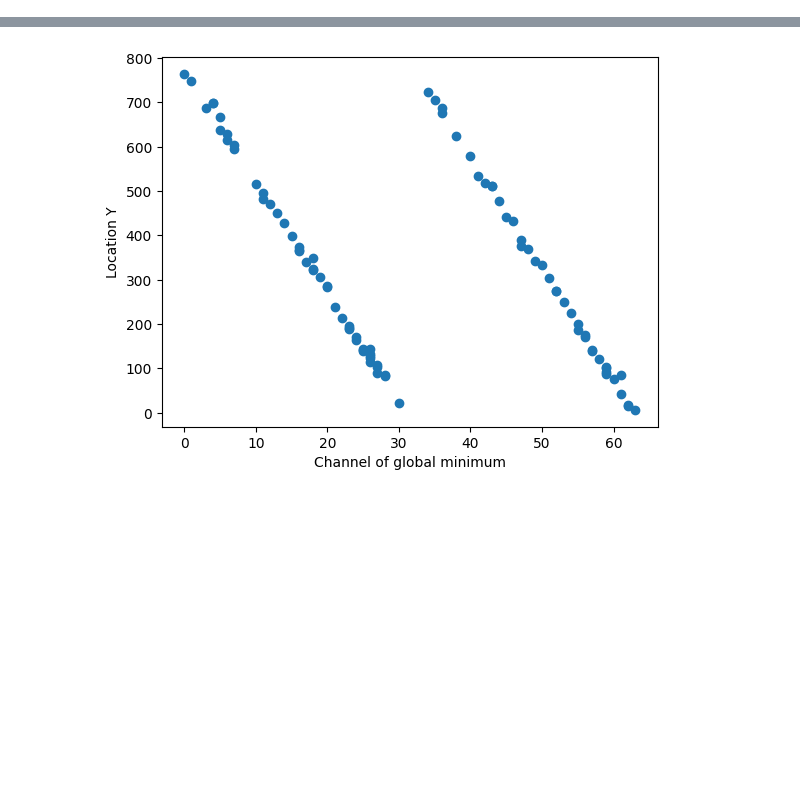
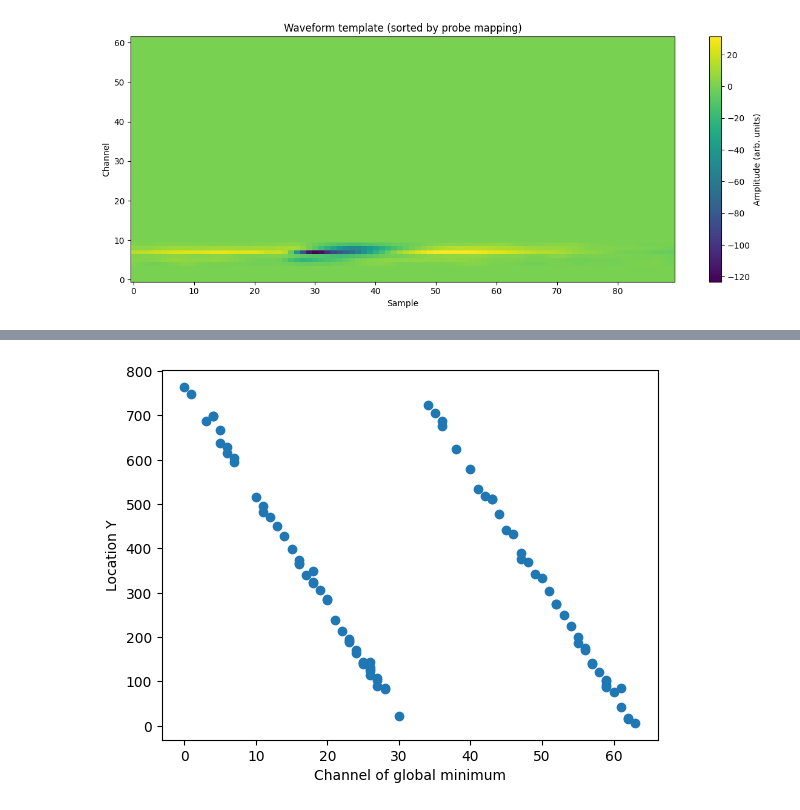
Before and after one commit to Wood-Dudchenko-lab/woodsort, a Jupyter notebook: pipelines_sorting/Pipeline_test_all_channels.ipynb, the cells around one changed output, grey strips where cells are left out. Saved outputs shown, nothing was run; the diff lists cells and outputs as text; code cells hidden in the pictures; blank space fills up the shorter version.

```diff
--- a/pipelines_sorting/Pipeline_test_all_channels.ipynb
+++ b/pipelines_sorting/Pipeline_test_all_channels.ipynb
@@ -10,7 +50,7 @@ from spikeinterface_gui import run_mainwindow
 # %%
 
 # path to the recording folder (the folder containing the OpenEphys folder YYYY-MM-DD_hh-mm-ss)
-session_path = '/home/avadher/Data/H7113-250604/'
+session_path = '/home/avadher/Data/Adrian/H7113-250604/'
 
 # set parameters for probe
 shank_groups = [0, 1] # specify which groups in the Neuroscope xml file are shanks of the probe
@@ -205,0 +160,88 @@ plt.show()
+# %%
+# Mock NWB file ###
+data_path = Path('/home/avadher/Data/Adrian/')
+meta_name = 'H7100_metadata.xlsx'
+
+# Ignore annoying warnings
+warnings.filterwarnings("ignore", category=UserWarning)
+warnings.filterwarnings("ignore", category=DeprecationWarning)
+warnings.filterwarnings("ignore", category=FutureWarning)
+
+### LOAD DATA ###
+metadata = nwb.io.read_metadata_excel(data_path / meta_name, session_name, print_output=True)
+start_time = nwb.io.get_start_time(session_path)
+
+### NWB ###
+nwbfile = nwb.convert.create_nwb_file(metadata, start_time)
+add_sorting_to_nwbfile(analyzer.sorting, nwbfile) # add units
+add_recording_metadata_to_nwbfile(analyzer.recording, nwbfile) # add probe and everything else
+
+### GET ANATOMICALLY SORTED WAVEFORMS FROM NWB ###
+
+# get electrodes table
+electrodes_table = nwbfile.electrodes.to_dataframe() # electrode_name is anatomical index (top-bottom shank-wise)
+print(electrodes_table)
+electrodes_table['electrode_name'] = electrodes_table['electrode_name'].astype(int) # make sure it's int - SpikeInterface sometimes turns them to strings
+electrodes_table['channel_name'] = electrodes_table['channel_name'].str.replace('CH', '', regex=False).astype(int) - 1 # now channel_name is the dat file channel index (0-based)
+# To sort the waveform anatomically we need a sorting index based on the weird channel sequence used by SpikeInterface
+electrodes_table = electrodes_table.sort_values(by='electrode_name') # electrode_name is contact_id, i.e. spatial sequence
+sort_ix = electrodes_table.index.to_numpy().astype(int) # use index to sort waveforms anatomically
+
+# load waveform
+waveforms = analyzer.get_extension("templates").get_data()
+cell_number = 1  # cell 75 is obvious to track down
+wf = waveforms[cell_number,:,sort_ix] # waveforms are arranged according to a cryptic device_contact_index in SpikeInterface that gets propagated as index here
+
+# plot waveform - it should be spatially localized
+plt.figure(figsize=(12, 5))
+im = plt.imshow(wf, aspect="auto", origin="lower")
+plt.ylabel("Channel")
+plt.xlabel("Sample")
+plt.title("Waveform template (sorted by probe mapping)")
+plt.colorbar(im, label="Amplitude (arb. units)")
+plt.tight_layout()
+plt.show()
+
+
+### EXPERIMENTATION ###
+
+print(electrodes_table)
+
+
+#print(dir(analyzer.recording))
+#print(analyzer.recording.get_channel_ids())
+
+#contact_annotations = analyzer.get_probe().contact_annotations
+#analyzer.recording.set_property('channel_name', contact_annotations['acquisition_channel'])
+#print(analyzer.recording.get_property('channel_name'))
+
+
+#add_recording_metadata_to_nwbfile(analyzer.recording, nwbfile)
+
+
+#df = nwbfile.electrodes.to_dataframe()
+#print(df)
+#print(df['channel_name'])
+
+#nwbfile.units.to_dataframe().columns
+#print(nwbfile.units.to_dataframe())
+#print(type(nwbfile))
+
+#print(nwbfile.devices.keys())
+#df = nwbfile.electrodes.to_dataframe()
+#print(df)
+#woodsort.helper_functions.get_probe_mapping(analyzer.get_probe())
+
+#print(analyzer.recording.get_probe().to_dataframe())
+
+# replace device_indices with contact IDs
+
+#probe_df = analyzer.get_probe().to_dataframe()
+#probe_df = probe_df.drop(columns=['contact_shapes', 'width', 'height'])
+#probe_df = probe_df.assign(**analyzer.get_probe().contact_annotations)
+#probe_df = probe_df.sort_values(
+#    by=['shank_ids', 'y'],
+#    ascending=[True, False]  # or mix True / False
+#)
+#print(probe_df)
+# %% [output]
@@ -205,0 +265 @@ plt.show()
+[figure, added]
```
Also changed, not shown: parts of 11 cells of this notebook, 11 other files.
